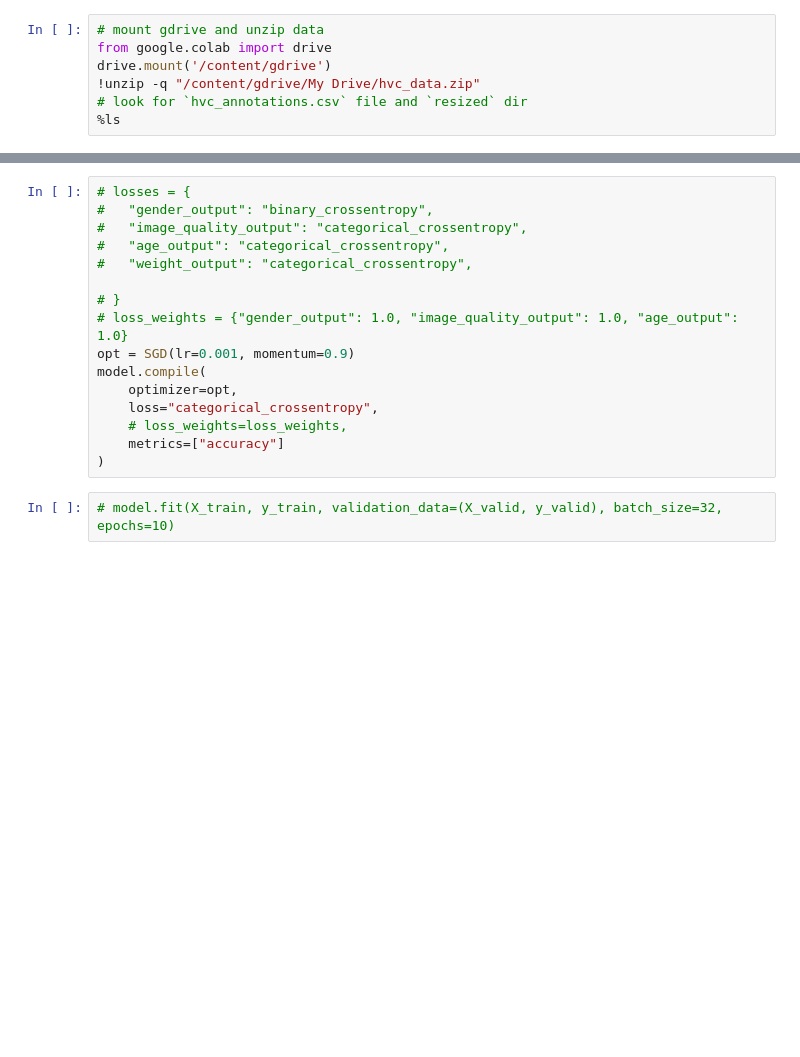
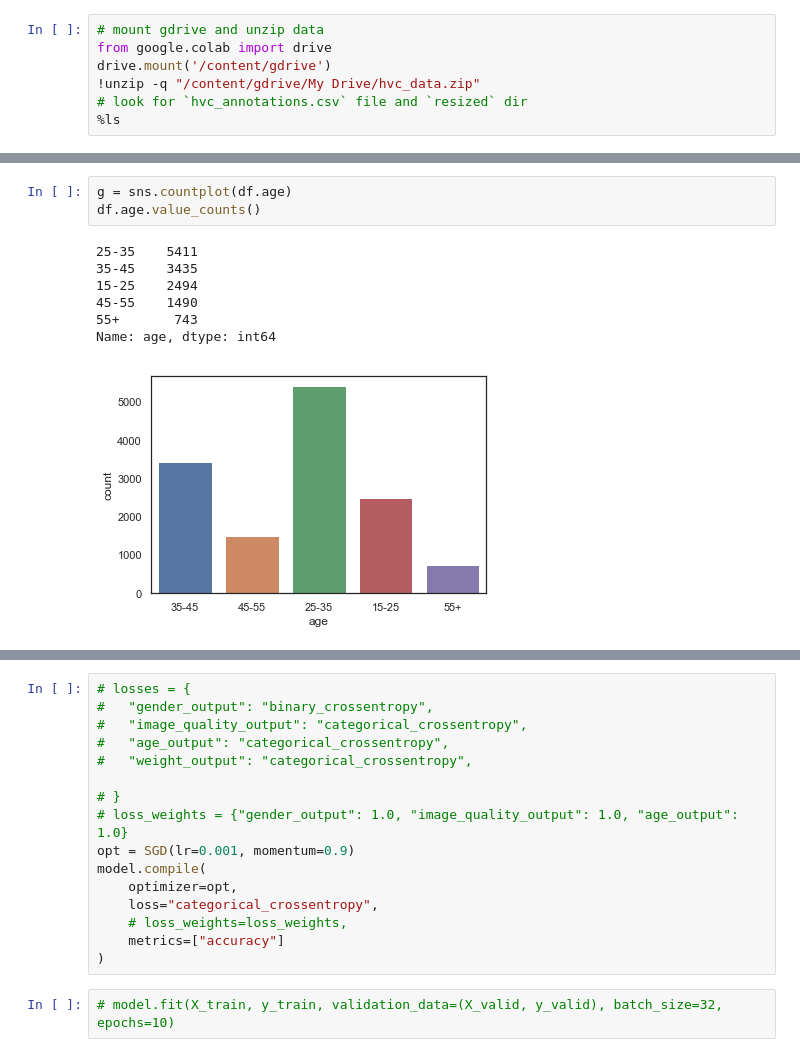
Before and after one commit to praveenraghuvanshi1512/EIP4, a Jupyter notebook: Session5/Assignment5/EIP4_A5_Praveen_Raghuvanshi.ipynb, the cells around one changed output, grey strips where cells are left out. Drawn from its saved outputs; the diff is of its cells as text; blank space fills up the shorter version.

```diff
--- a/Session5/Assignment5/EIP4_A5_Praveen_Raghuvanshi.ipynb
+++ b/Session5/Assignment5/EIP4_A5_Praveen_Raghuvanshi.ipynb
@@ -128,0 +217,11 @@ valid_gen = PersonDataGenerator(val_df, batch_size=64, shuffle=False)
+# %%
+g = sns.countplot(df.age)
+df.age.value_counts()
+# %% [output]
+25-35    5411
+35-45    3435
+15-25    2494
+45-55    1490
+55+       743
+Name: age, dtype: int64
+[figure, added]
```
Also changed, not shown: parts of 44 cells of this notebook, 7 other files.
